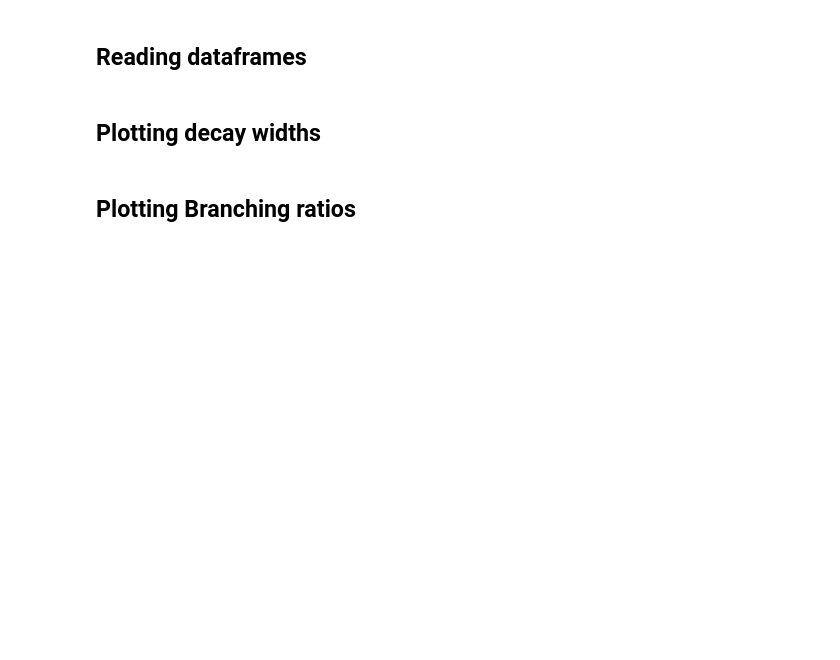
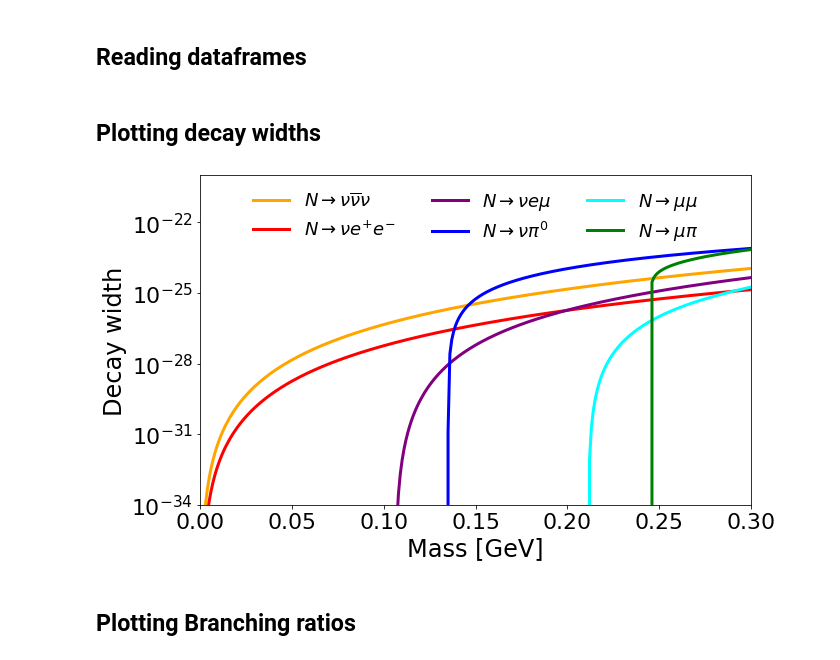
Before and after one commit to dmarsden01/uboone_HNL_analysis, a Jupyter notebook: Rough_rate_calculation.ipynb, the cells around one changed output. Drawn from its saved outputs; the diff is of its cells as text; code cells hidden in the pictures; blank space fills up the shorter version.

```diff
--- a/Rough_rate_calculation.ipynb
+++ b/Rough_rate_calculation.ipynb
@@ -768,7 +798,7 @@ Genie_new_dir_nu = pd.read_csv("Branching_ratios/new_fixed_factor_feb14/Genie_Di
 Genie_new_maj_widths = pd.read_csv("Branching_ratios/new_fixed_factor_feb14/Genie_Majorana_widths.csv")
 Genie_new_dir_widths = pd.read_csv("Branching_ratios/new_fixed_factor_feb14/Genie_Dirac_widths.csv")
 
-Pawel_new_maj_widths = pd.read_csv("Branching_ratios/new_fixed_factor_feb14/Pawel_Majorana_weinberg_fixed_8_Mar.csv")
+Pawel_new_maj_widths = pd.read_csv("Branching_ratios/new_fixed_factor_feb14/Pawel_Majorana_negwt_fixed_13_Mar.csv")
 Pawel_new_dir_widths = pd.read_csv("Branching_ratios/new_fixed_factor_feb14/Pawel_Dirac_weinberg_fixed_8_Mar.csv")
 
 # DUNE_ee = pd.read_csv("Branching_ratios/DUNE_ND_BR_ee.csv",names=cols)
@@ -785,7 +815,7 @@ plt.figure(figsize=(10,6))
 
 Majorana = True
 Plot_Genie = False
-savefig = False
+savefig = True
 
 if Majorana==True:
     N_type = "Majorana"
@@ -800,34 +830,36 @@ channels = ["width_3nu", "width_e+e-", 'width_nu_e_mu',"width_nu_pi0", "width_mu
 colours = {"width_3nu":"orange", "width_e+e-":"red", "width_nu_pi0":"blue", 'width_nu_e_mu':"purple", "width_mu_mu":"cyan",
            "width_mu_pi":"green"}
 labels = {"width_3nu":r"$N \rightarrow \nu \overline{\nu} \nu$", "width_e+e-":r"$N \rightarrow \nu e^{+}e^{-}$",
           "width_nu_pi0":r"$N \rightarrow \nu\pi^{0}$", 'width_nu_e_mu':r"$N \rightarrow \nu e\mu$",
           "width_mu_mu":r"$N \rightarrow \mu\mu$","width_mu_pi":r"$N \rightarrow \mu\pi$"}
 
 for chan in channels:
     plt.plot(Pawel_width["mass"], Pawel_width[chan], label=labels[chan], lw=3, color=colours[chan])
 # plt.plot(Pawel_width["mass"], Pawel_width["width_total"], label=r"$\Gamma (N \rightarrow any)$", lw=3, color="black", linestyle="dashed")
 # for chan in channels:
 #     plt.plot(Pawel_new_dir_widths["mass"], Pawel_new_dir_widths[chan], label=labels[chan], lw=3, color=colours[chan], linestyle="dashed")
 
 Genie_width_Dir = Genie_new_dir_widths
 if Plot_Genie==True:
     for chan in channels:
         plt.plot(Genie_width["mass"], Genie_width[chan], label="Genie "+labels[chan], lw=3, color=colours[chan], linestyle="dashed")
         # plt.plot(Genie_width_Dir["mass"], Genie_width_Dir[chan], label="Dirac "+labels[chan], lw=3, color=colours[chan])
 
 plt.ylim(1e-34,1e-20)
 plt.xlim(0,0.3)
 plt.ylabel("Decay width", fontsize=24)
 plt.xlabel("Mass [GeV]", fontsize=24)
 plt.yscale("log")
 plt.legend(fontsize=18, loc="upper center", frameon=False, framealpha=0.8, ncol=3)
 plt.tight_layout()
 
 if savefig==True:
-    savename = f"Widths_{N_type}_weinberg_fix_durham_eq_mumu"
+    savename = f"Widths_{N_type}_negwt_fix_Mar_13"
     # savename = f"Widths_BOTH_weinberg_fix_durham_eq"
     plt.savefig("plots/Generator/"+savename+".pdf")
     plt.savefig("plots/Generator/"+savename+".png")
+# %% [output]
+[figure, added]
 # %% [markdown]
 ## Plotting Branching ratios
 # %%
```
Also changed, not shown: parts of 4 cells of this notebook, 9 other files.
